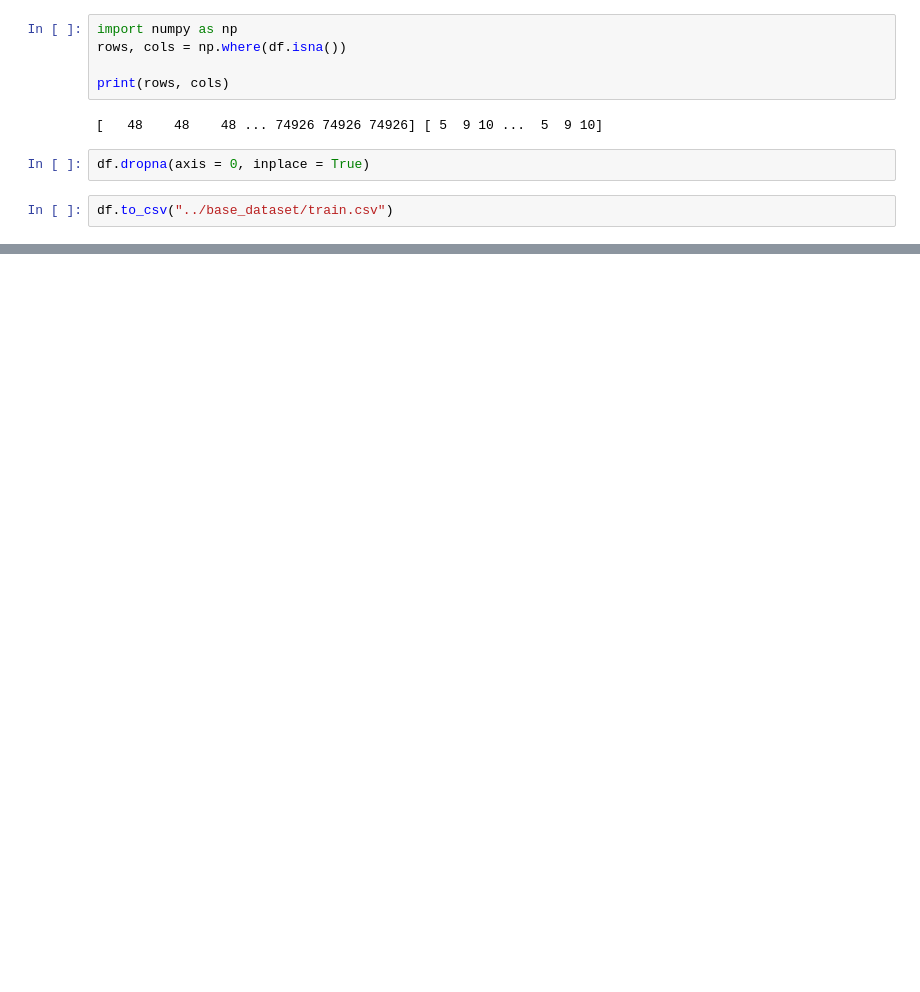
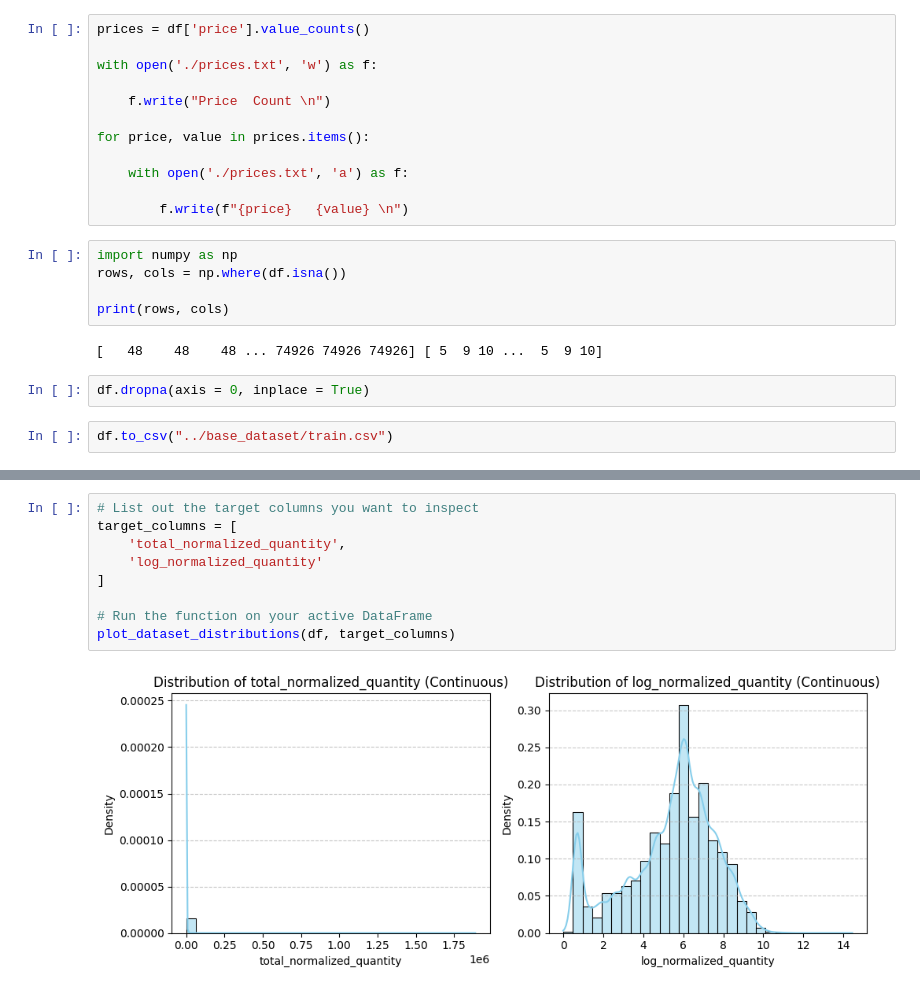
Before and after one commit to CR4ZYM4D/AmazonPricePredictor, a Jupyter notebook: notebooks/nb.ipynb, the cells around one changed output, grey strips where cells are left out. Drawn from its saved outputs; the diff is of its cells as text; blank space fills up the shorter version.

```diff
--- a/notebooks/nb.ipynb
+++ b/notebooks/nb.ipynb
@@ -262,3 +250,15 @@ df.describe()
+# %%
+prices = df['price'].value_counts()
+
+with open('./prices.txt', 'w') as f:
+
+    f.write("Price  Count \n")
+
+for price, value in prices.items():
+
+    with open('./prices.txt', 'a') as f:
+
+        f.write(f"{price}   {value} \n")
 # %%
 import numpy as np
 rows, cols = np.where(df.isna())
@@ -272,0 +331,11 @@ df.to_csv("../base_dataset/train.csv")
+# %%
+# List out the target columns you want to inspect
+target_columns = [
+    'total_normalized_quantity',
+    'log_normalized_quantity'
+]
+
+# Run the function on your active DataFrame
+plot_dataset_distributions(df, target_columns)
+# %% [output]
+[figure, added]
```
Also changed, not shown: parts of 5 cells of this notebook, 17 other files.
